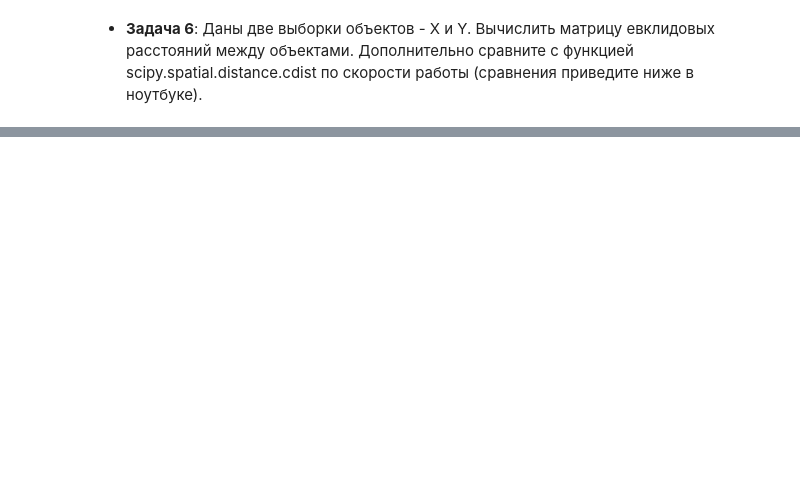
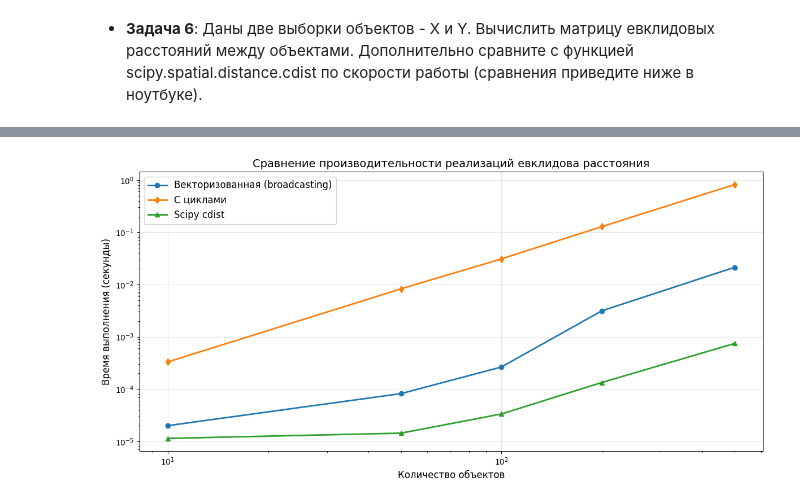
Before and after one commit to nordcross/V-ml-11--, a Jupyter notebook: task1_numpy_practive.ipynb, the cells around one changed output, grey strips where cells are left out. Drawn from its saved outputs; the diff is of its cells as text; code cells hidden in the pictures; blank space fills up the shorter version.

```diff
--- a/task1_numpy_practive.ipynb
+++ b/task1_numpy_practive.ipynb
@@ -297,0 +528,60 @@ __(1 балл)__
+# %%
+import numpy as np
+import matplotlib.pyplot as plt
+import time
+from scipy.spatial.distance import cdist
+
+def euclidean_dist_vectorized(X, Y):
+    return np.sqrt(np.sum((X[:, np.newaxis, :] - Y[np.newaxis, :, :]) ** 2, axis=2)) # X[:, np.newaxis, :] это по сути становится (n, 1, d)
+
+def euclidean_dist_loop(X, Y):
+    n, d1 = X.shape
+    m, d2 = Y.shape
+    d = np.zeros((n, m))
+    for i in range(n):
+        for j in range(m):
+            d[i, j] = np.sqrt(np.sum((X[i] - Y[j]) ** 2))
+
+    return d
+
+def measure_time(func, *args, repetitions=5):
+    start_time = time.time()
+    for _ in range(repetitions):
+        result = func(*args)
+    end_time = time.time()
+    return (end_time - start_time) / repetitions, result
+
+n_values = [10, 50, 100, 200, 500]
+d = 10 # размерность
+times_vectorized = []
+times_loop = []
+times_scipy = []
+
+for n in n_values:
+    X = np.random.rand(n, d)
+    Y = np.random.rand(n, d)
+    time_vec, result_vec = measure_time(euclidean_dist_vectorized, X, Y)
+    times_vectorized.append(time_vec)
+    time_loop, result_loop = measure_time(euclidean_dist_loop, X, Y)
+    times_loop.append(time_loop)
+    time_scipy, result_scipy = measure_time(cdist, X, Y)
+    times_scipy.append(time_scipy)
+
+plt.figure(figsize=(12, 6))
+
+plt.plot(n_values, times_vectorized, 'o-', label='Векторизованная (broadcasting)', linewidth=2, markersize=6)
+plt.plot(n_values, times_loop, 'd-', label='С циклами', linewidth=2, markersize=6)
+plt.plot(n_values, times_scipy, '^-', label='Scipy cdist', linewidth=2, markersize=6)
+
+plt.xlabel('Количество объектов', fontsize=12)
+plt.ylabel('Время выполнения (секунды)', fontsize=12)
+plt.title('Сравнение производительности реализаций евклидова расстояния', fontsize=14)
+plt.legend(fontsize=12)
+plt.grid(True, alpha=0.3)
+plt.xscale('log')
+plt.yscale('log')
+
+plt.tight_layout()
+plt.show()
+# %% [output]
+[figure, added]
```
Also changed, not shown: parts of 17 cells of this notebook.
